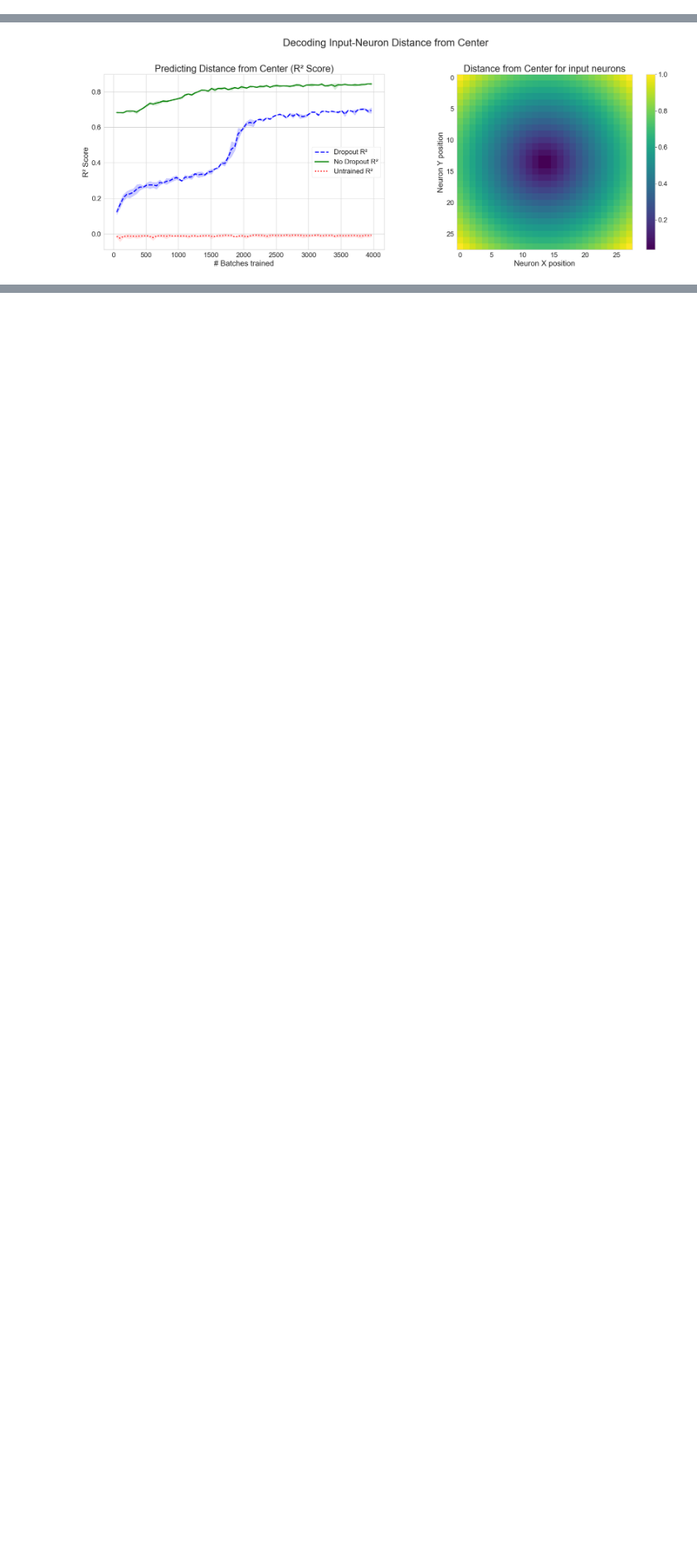
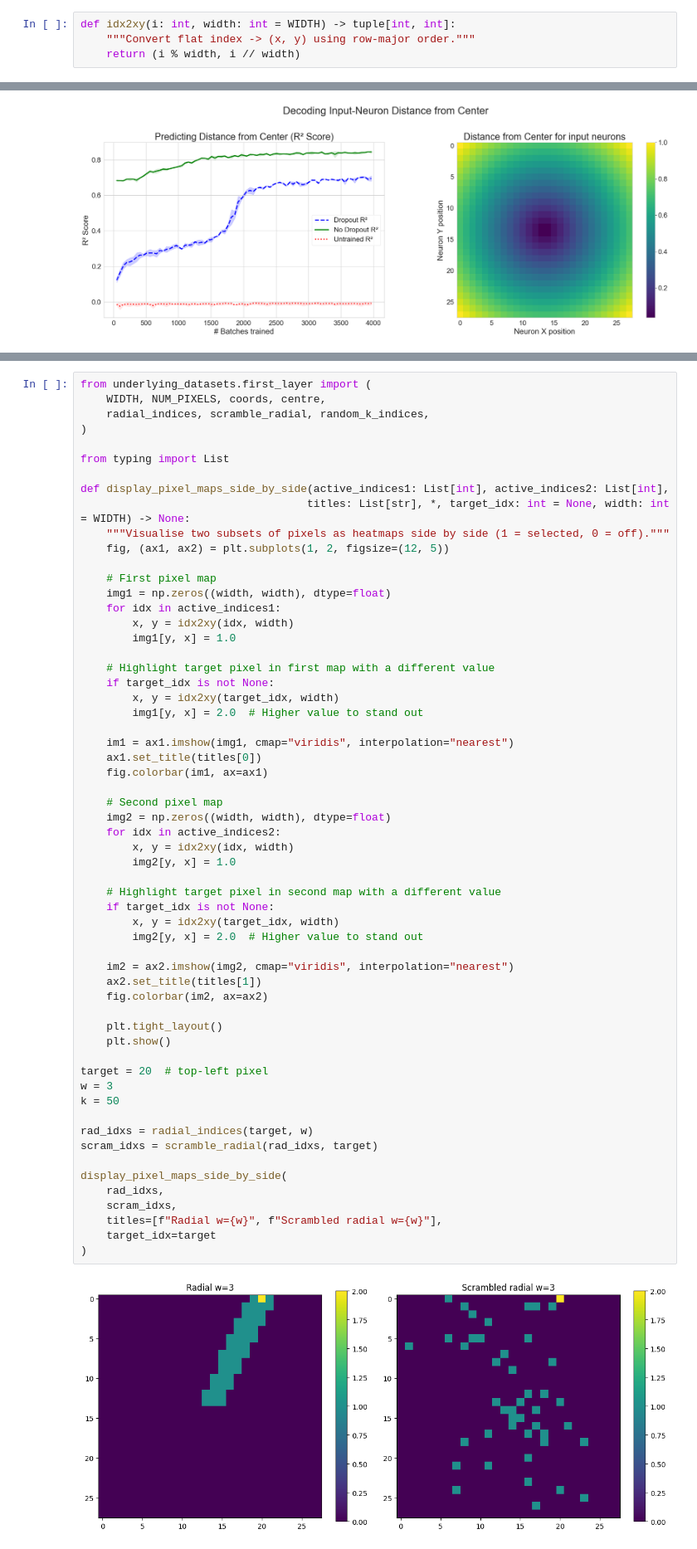
Before and after one commit to entropicbloom/intentionality, a Jupyter notebook: decoder/decoding.ipynb, the cells around one changed output, grey strips where cells are left out. Shown at 83% size. Cells and saved outputs as stored; diff of their text form; blank space fills up the shorter version.

Commit message:
added plot of radial pixel subsets

```diff
--- a/decoder/decoding.ipynb
+++ b/decoder/decoding.ipynb
@@ -158,6 +158,10 @@ for i in range(28):
 label_variance_val = np.var(distances)
 # %% [markdown]
 ### Plot R2 score based on mse and label variance
+# %%
+def idx2xy(i: int, width: int = WIDTH) -> tuple[int, int]:
+    """Convert flat index -> (x, y) using row‑major order."""
+    return (i % width, i // width)
 # %%
 import pandas as pd
 import matplotlib.pyplot as plt
@@ -279,0 +286,61 @@ plt.show()
+# %%
+from underlying_datasets.first_layer import (
+    WIDTH, NUM_PIXELS, coords, centre,
+    radial_indices, scramble_radial, random_k_indices,
+)
+
+from typing import List
+
+def display_pixel_maps_side_by_side(active_indices1: List[int], active_indices2: List[int],
+                                   titles: List[str], *, target_idx: int = None, width: int = WIDTH) -> None:
+    """Visualise two subsets of pixels as heatmaps side by side (1 = selected, 0 = off)."""
+    fig, (ax1, ax2) = plt.subplots(1, 2, figsize=(12, 5))
+
+    # First pixel map
+    img1 = np.zeros((width, width), dtype=float)
+    for idx in active_indices1:
+        x, y = idx2xy(idx, width)
+        img1[y, x] = 1.0
+
+    # Highlight target pixel in first map with a different value
+    if target_idx is not None:
+        x, y = idx2xy(target_idx, width)
+        img1[y, x] = 2.0  # Higher value to stand out
+
+    im1 = ax1.imshow(img1, cmap="viridis", interpolation="nearest")
+    ax1.set_title(titles[0])
+    fig.colorbar(im1, ax=ax1)
+
+    # Second pixel map
+    img2 = np.zeros((width, width), dtype=float)
+    for idx in active_indices2:
+        x, y = idx2xy(idx, width)
+        img2[y, x] = 1.0
+
+    # Highlight target pixel in second map with a different value
+    if target_idx is not None:
+        x, y = idx2xy(target_idx, width)
+        img2[y, x] = 2.0  # Higher value to stand out
+
+    im2 = ax2.imshow(img2, cmap="viridis", interpolation="nearest")
+    ax2.set_title(titles[1])
+    fig.colorbar(im2, ax=ax2)
+
+    plt.tight_layout()
+    plt.show()
+
+target = 20  # top‑left pixel
+w = 3
+k = 50
+
+rad_idxs = radial_indices(target, w)
+scram_idxs = scramble_radial(rad_idxs, target)
+
+display_pixel_maps_side_by_side(
+    rad_idxs,
+    scram_idxs,
+    titles=[f"Radial w={w}", f"Scrambled radial w={w}"],
+    target_idx=target
+)
+# %% [output]
+[figure, added]
```
Also changed, not shown: parts of 1 cell of this notebook.
